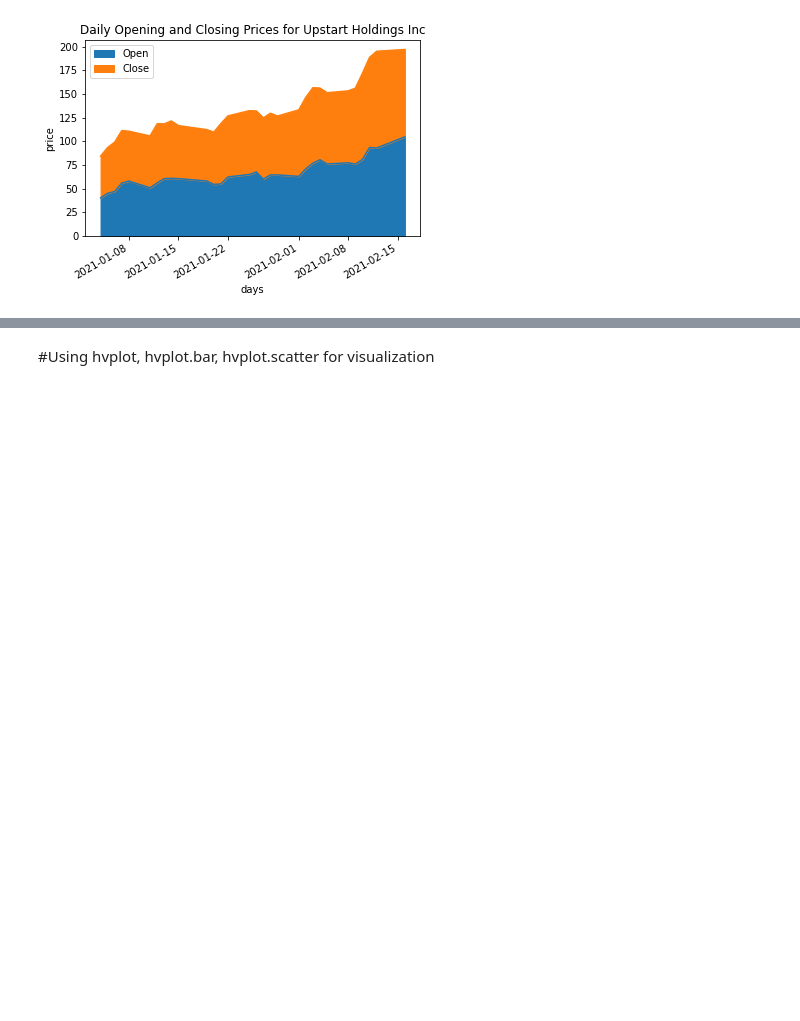
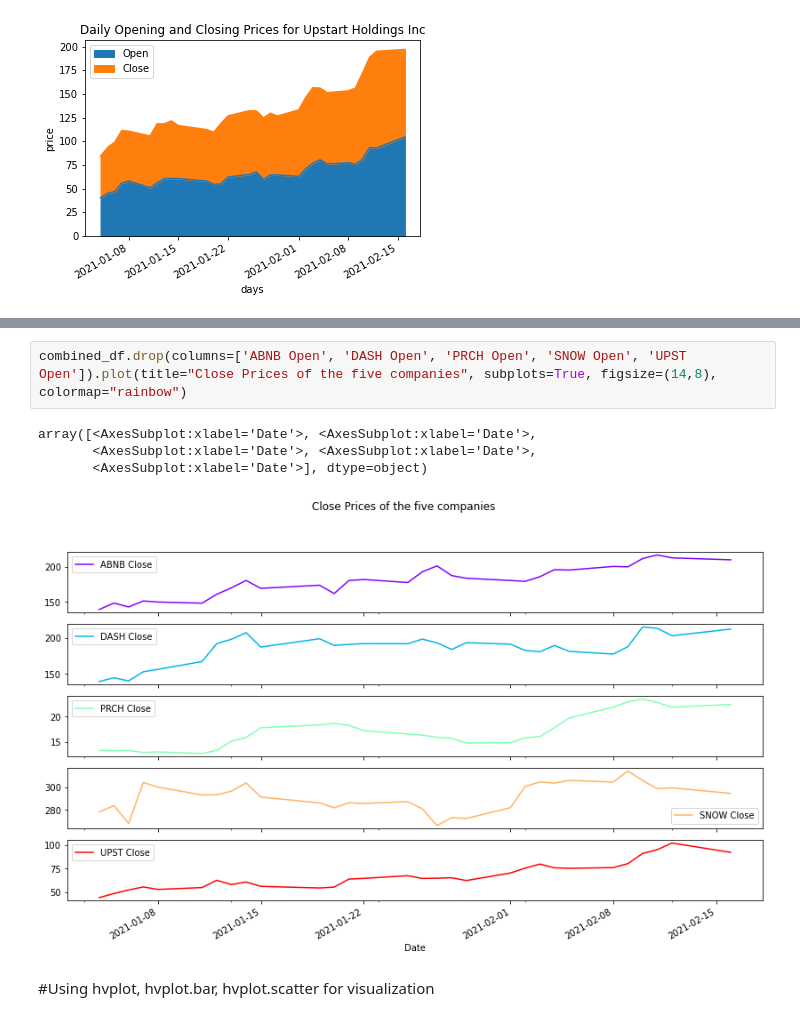
Before and after one commit to mikehoo92/IPOArbitrage, a Jupyter notebook: Stock_Data_Analysis.ipynb, the cells around one changed output, grey strips where cells are left out. Drawn from its saved outputs; the diff is of its cells as text; blank space fills up the shorter version.

Commit message:
added graphs for 5 companies

```diff
--- a/Stock_Data_Analysis.ipynb
+++ b/Stock_Data_Analysis.ipynb
@@ -225,6 +225,13 @@ combined_df.head()
 | 2021-01-06 | 145.750000 | 142.770004 | 141.270004 | 140.009995 | 13.12 | 13.37 | 279.989990 | 268.019989 | 47.049999 | ... |
 | 2021-01-07 | 146.369995 | 151.270004 | 140.000000 | 152.770004 | 13.40 | 12.98 | 272.589996 | 304.200012 | 55.990002 | ... |
 | 2021-01-08 | 153.449997 | 149.770004 | 152.000000 | 156.089996 | 13.32 | 13.09 | 315.000000 | 300.100006 | 58.000000 | ... |
+# %%
+combined_df.drop(columns=['ABNB Open', 'DASH Open', 'PRCH Open', 'SNOW Open', 'UPST Open']).plot(title="Close Prices of the five companies", subplots=True, figsize=(14,8), colormap="rainbow")
+# %% [output]
+array([<AxesSubplot:xlabel='Date'>, <AxesSubplot:xlabel='Date'>,
+       <AxesSubplot:xlabel='Date'>, <AxesSubplot:xlabel='Date'>,
+       <AxesSubplot:xlabel='Date'>], dtype=object)
+[figure, added]
 # %% [markdown]
 #Using hvplot, hvplot.bar, hvplot.scatter for visualization
 # %%
```
Also changed, not shown: parts of 1 cell of this notebook.
